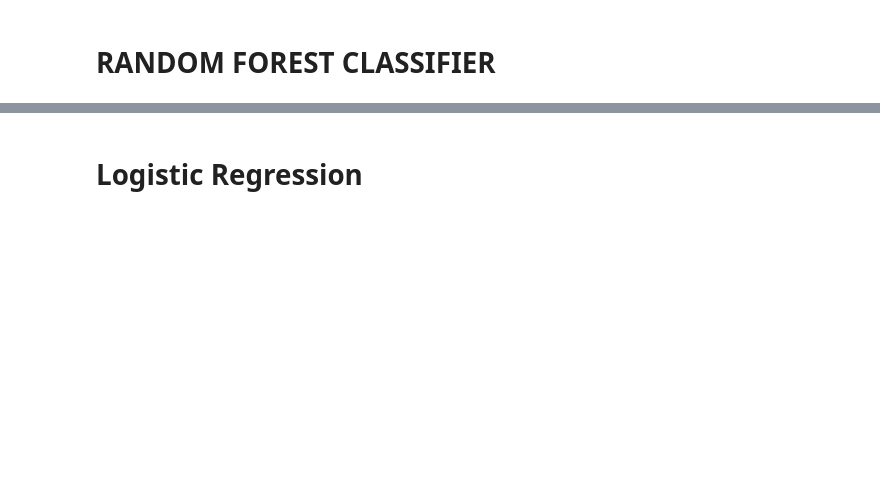
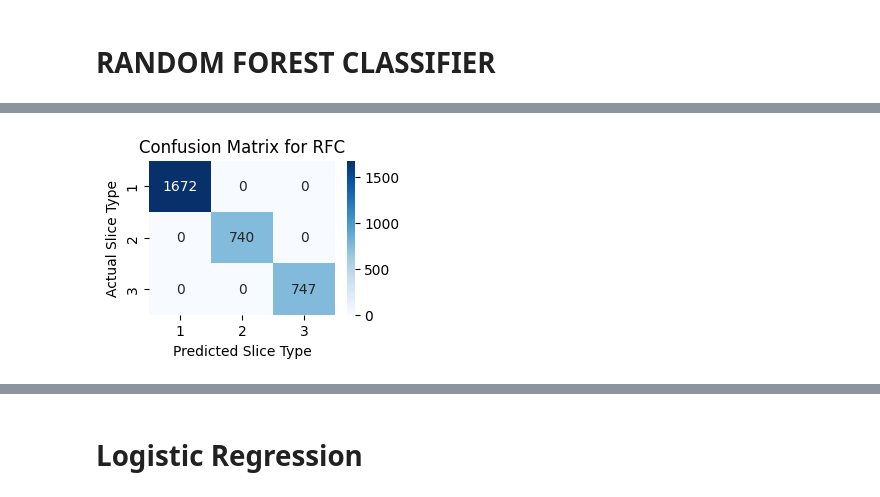
Before and after one commit to sujeshpadhi91/Network-Slicing-with-ML, a Jupyter notebook: Notebooks/Exp1 - Slice_Classification_SupML.ipynb, the cells around one changed output, grey strips where cells are left out. Saved outputs shown, nothing was run; the diff lists cells and outputs as text; code cells hidden in the pictures; blank space fills up the shorter version.

```diff
--- a/Notebooks/Exp1 - Slice_Classification_SupML.ipynb
+++ b/Notebooks/Exp1 - Slice_Classification_SupML.ipynb
@@ -105,18 +218,20 @@ plt.show()
 # %%
 # Confusion Matrix
 cm_RFC = confusion_matrix(y_test, y_pred_RFC)
-plt.figure(figsize=(10, 8))
+plt.figure(figsize=(3, 2))
 sns.heatmap(cm_RFC, annot=True, fmt="d", cmap="Blues", xticklabels=np.unique(y), yticklabels=np.unique(y))
-plt.title('Confusion Matrix for Random Forest Classifier')
-plt.xlabel('Predicted')
-plt.ylabel('True')
+plt.title('Confusion Matrix for RFC')
+plt.xlabel('Predicted Slice Type')
+plt.ylabel('Actual Slice Type')
 
 # # Add a legend to indicate class labels
 # classes = np.unique(y)
 # plt.xticks(np.arange(len(classes)) + 0.5, classes, rotation=45)
 # plt.yticks(np.arange(len(classes)) + 0.5, classes, rotation=0)
 
 plt.show()
+# %% [output]
+[figure, added]
 # %%
 # Get the column names from the original DataFrame
 X_test_column_names = X.columns.tolist()
```
Also changed, not shown: parts of 64 cells of this notebook, 6 other files.
